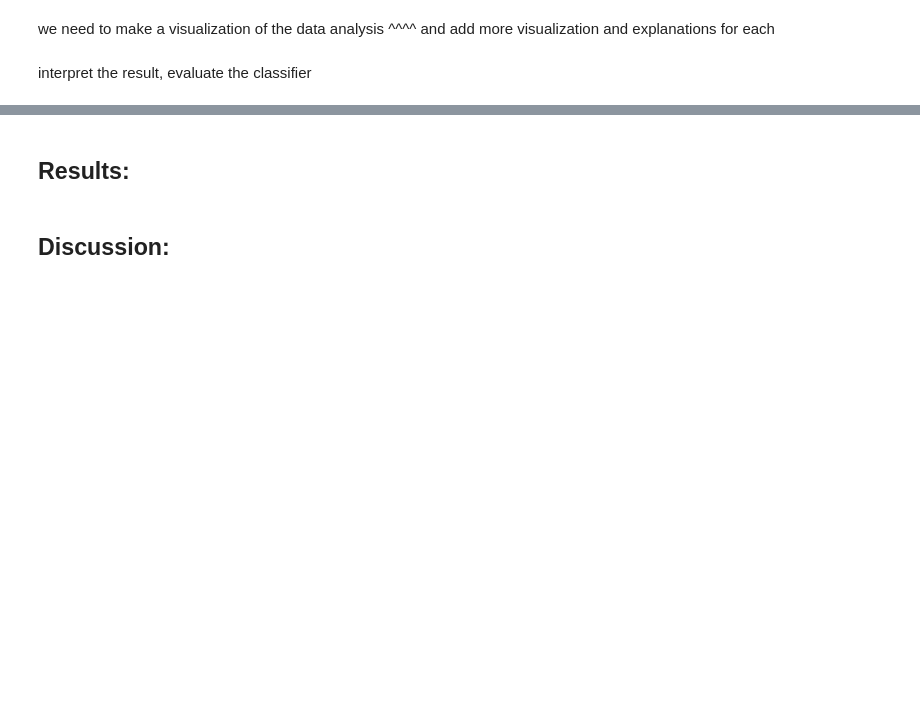
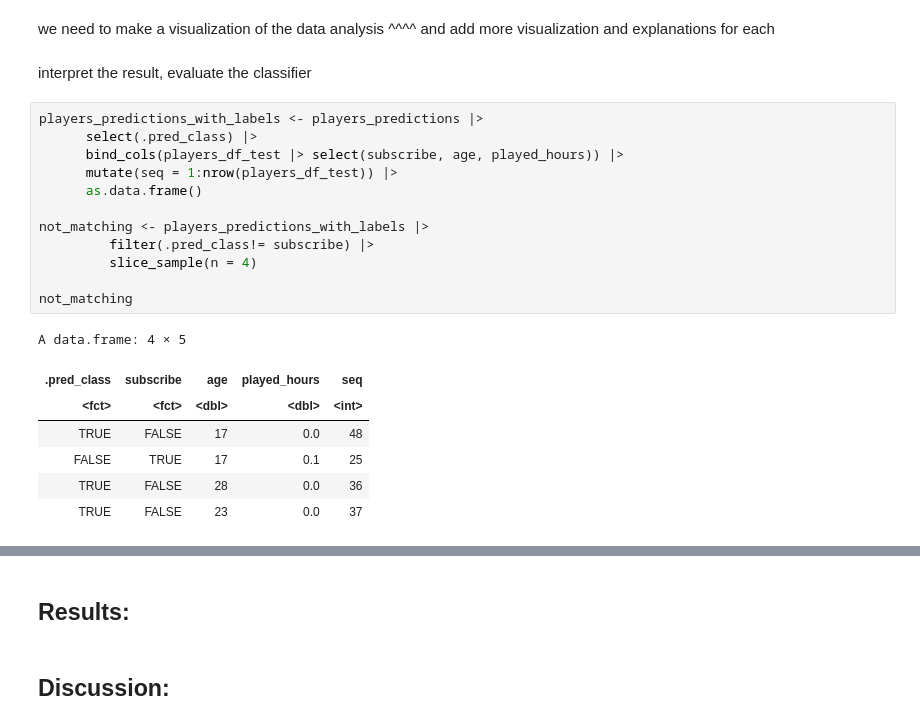
Before and after one commit to lennamh/DSCI100projectfinal, a Jupyter notebook: finalproject.ipynb, the cells around one changed output, grey strips where cells are left out. Cells and saved outputs as stored; diff of their text form; blank space fills up the shorter version.

```diff
--- a/finalproject.ipynb
+++ b/finalproject.ipynb
@@ -265,3 +278,23 @@ Prediction FALSE TRUE
 we need to make a visualization of the data analysis ^^^^ and add more visualization and explanations for each
 # %% [markdown]
 interpret the result, evaluate the classifier
+# %%
+players_predictions_with_labels <- players_predictions |>
+      select(.pred_class) |>
+      bind_cols(players_df_test |> select(subscribe, age, played_hours)) |>
+      mutate(seq = 1:nrow(players_df_test)) |>
+      as.data.frame()
+
+not_matching <- players_predictions_with_labels |>
+         filter(.pred_class!= subscribe) |>
+         slice_sample(n = 4)
+
+not_matching
+# %% [output]
+A data.frame: 4 × 5
+| .pred_class | subscribe | age | played_hours | seq |
+| <fct> | <fct> | <dbl> | <dbl> | <int> |
+| TRUE | FALSE | 17 | 0.0 | 48 |
+| FALSE | TRUE | 17 | 0.1 | 25 |
+| TRUE | FALSE | 28 | 0.0 | 36 |
+| TRUE | FALSE | 23 | 0.0 | 37 |
```
Also changed, not shown: parts of 3 cells of this notebook.
